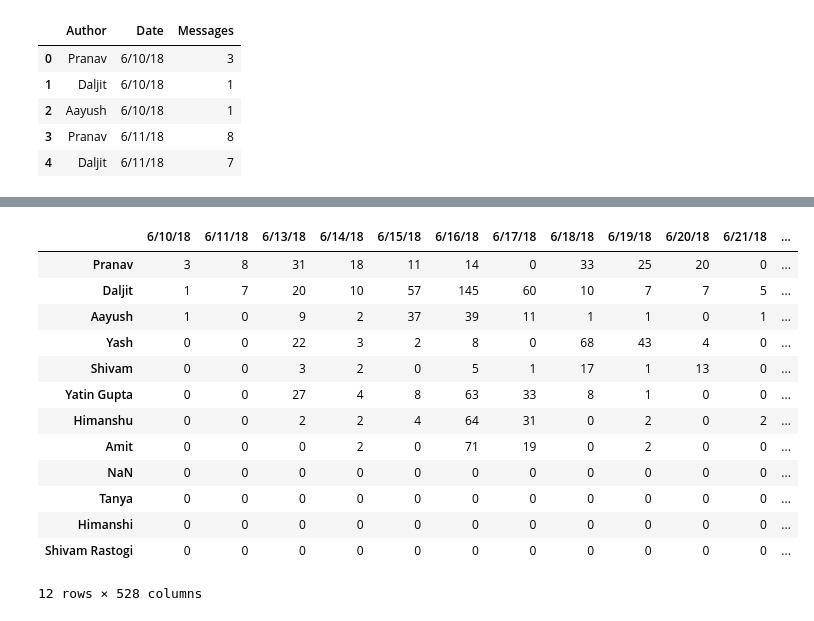
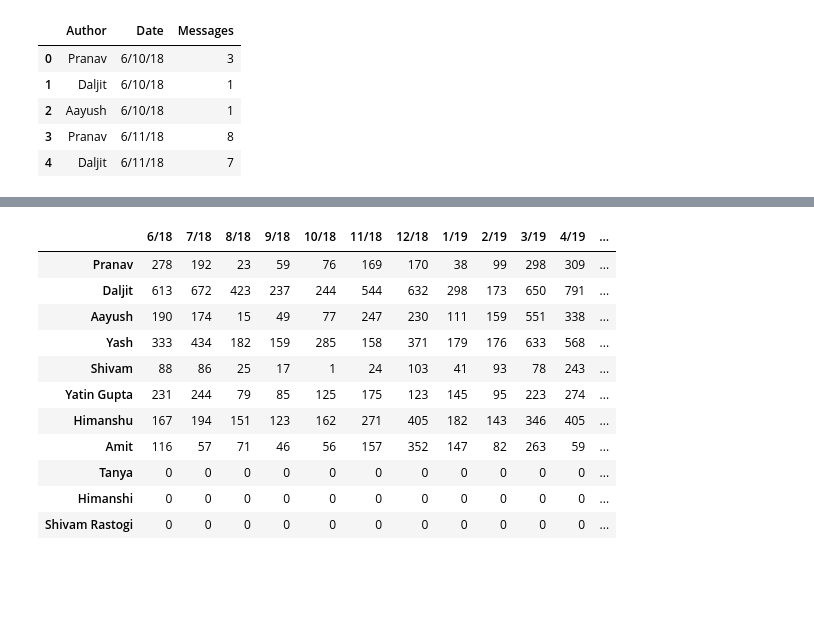
Before and after one commit to YatinGupta777/Whatsapp-Chat-Analyzer, a Jupyter notebook: WhatsApp_Chat_Analyzer.ipynb, the cells around one changed output, grey strips where cells are left out. Drawn from its saved outputs; the diff is of its cells as text; code cells hidden in the pictures; blank space fills up the shorter version.

```diff
--- a/WhatsApp_Chat_Analyzer.ipynb
+++ b/WhatsApp_Chat_Analyzer.ipynb
@@ -114,0 +114,16 @@ ValueError: ignored
+# %%
+authors = df['Author'].unique()
+dates = df['Date'].unique()
+
+authors = [x for x in authors if x is not None]
+
+month_year_dates = []
+for i in dates:
+  x = i.partition("/")
+  y = x[2].partition("/")
+  month_year = x[0] +"/" + y[2]
+  if month_year not in month_year_dates:
+    month_year_dates.append(month_year)
+
+#month_year_dates = set(month_year_dates)
+authors
@@ -115,4 +142,5 @@ ValueError: ignored
 # %%
-df_structure = pd.DataFrame(index=authors, columns=dates)
+df_structure = pd.DataFrame(index=authors, columns=month_year_dates)
+df_structure.fillna(0, inplace=True)
 df_structure
 # %% [output]
@@ -133,22 +159,24 @@ df_structure
 # %%
 for index, row in df_by_date_author.iterrows():
   #print(row['Date'],row['Author'],row['Messages'])
-  df_structure.set_value(row['Author'],row['Date'],row['Messages'])
+  x = row['Date'].partition("/")
+  y = x[2].partition("/")
+  month_year = x[0] +"/" + y[2]
+  temp = df_structure.at[row['Author'],month_year]
+  temp = temp + row['Messages']
+  df_structure.set_value(row['Author'],month_year,temp)
 
-df_structure.fillna(0, inplace=True)
 df_structure
 # %% [output]
-|  | 6/10/18 | 6/11/18 | 6/13/18 | 6/14/18 | 6/15/18 | 6/16/18 | 6/17/18 | 6/18/18 | 6/19/18 | 6/20/18 | 6/21/18 | ... |
-| Pranav | 3 | 8 | 31 | 18 | 11 | 14 | 0 | 33 | 25 | 20 | 0 | ... |
-| Daljit | 1 | 7 | 20 | 10 | 57 | 145 | 60 | 10 | 7 | 7 | 5 | ... |
-| Aayush | 1 | 0 | 9 | 2 | 37 | 39 | 11 | 1 | 1 | 0 | 1 | ... |
-| Yash | 0 | 0 | 22 | 3 | 2 | 8 | 0 | 68 | 43 | 4 | 0 | ... |
-| Shivam | 0 | 0 | 3 | 2 | 0 | 5 | 1 | 17 | 1 | 13 | 0 | ... |
-| Yatin Gupta | 0 | 0 | 27 | 4 | 8 | 63 | 33 | 8 | 1 | 0 | 0 | ... |
-| Himanshu | 0 | 0 | 2 | 2 | 4 | 64 | 31 | 0 | 2 | 0 | 2 | ... |
-| Amit | 0 | 0 | 0 | 2 | 0 | 71 | 19 | 0 | 2 | 0 | 0 | ... |
-| NaN | 0 | 0 | 0 | 0 | 0 | 0 | 0 | 0 | 0 | 0 | 0 | ... |
+|  | 6/18 | 7/18 | 8/18 | 9/18 | 10/18 | 11/18 | 12/18 | 1/19 | 2/19 | 3/19 | 4/19 | ... |
+| Pranav | 278 | 192 | 23 | 59 | 76 | 169 | 170 | 38 | 99 | 298 | 309 | ... |
+| Daljit | 613 | 672 | 423 | 237 | 244 | 544 | 632 | 298 | 173 | 650 | 791 | ... |
+| Aayush | 190 | 174 | 15 | 49 | 77 | 247 | 230 | 111 | 159 | 551 | 338 | ... |
+| Yash | 333 | 434 | 182 | 159 | 285 | 158 | 371 | 179 | 176 | 633 | 568 | ... |
+| Shivam | 88 | 86 | 25 | 17 | 1 | 24 | 103 | 41 | 93 | 78 | 243 | ... |
+| Yatin Gupta | 231 | 244 | 79 | 85 | 125 | 175 | 123 | 145 | 95 | 223 | 274 | ... |
+| Himanshu | 167 | 194 | 151 | 123 | 162 | 271 | 405 | 182 | 143 | 346 | 405 | ... |
+| Amit | 116 | 57 | 71 | 46 | 56 | 157 | 352 | 147 | 82 | 263 | 59 | ... |
 | Tanya | 0 | 0 | 0 | 0 | 0 | 0 | 0 | 0 | 0 | 0 | 0 | ... |
 | Himanshi | 0 | 0 | 0 | 0 | 0 | 0 | 0 | 0 | 0 | 0 | 0 | ... |
 | Shivam Rastogi | 0 | 0 | 0 | 0 | 0 | 0 | 0 | 0 | 0 | 0 | 0 | ... |
-12 rows × 528 columns
```
Also changed, not shown: parts of 6 cells of this notebook.
